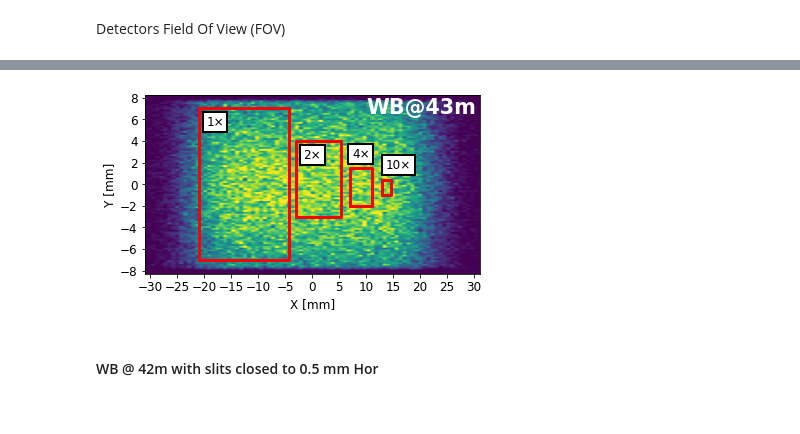
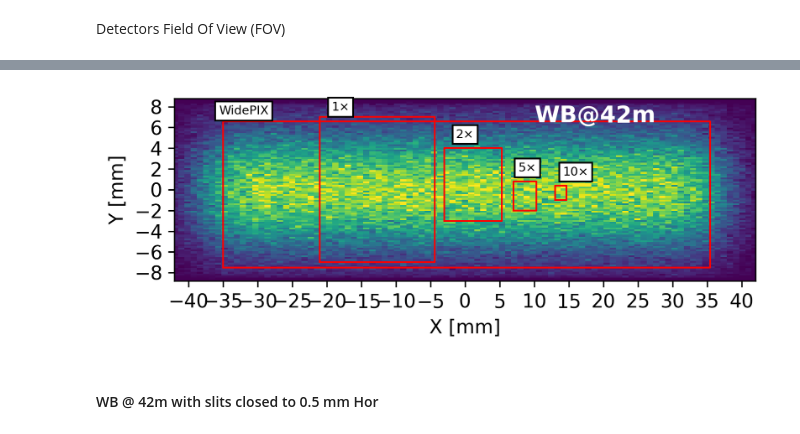
Before and after one commit to gianthk/BEATS_raytracing, a Jupyter notebook: BEATS_raytracing.ipynb, the cells around one changed output, grey strips where cells are left out. Saved outputs shown, nothing was run; the diff lists cells and outputs as text; code cells hidden in the pictures.

```diff
--- a/BEATS_raytracing.ipynb
+++ b/BEATS_raytracing.ipynb
@@ -116,10 +142,16 @@ Detectors Field Of View (FOV)
 # %%
 # annotate the detector Field Of View
 pixels = np.array([2560, 2160]) # PCO.edge 5.5
-pixelsize = 0.0065 # [micron]
+pixelsize = 0.0065 # [mm]
+
+pixels_WidePIX = np.array([1280, 256]) # AdvaCAM WidePIX
+pixelsize_WidePIX = 0.055 # [mm]
 
 FOV_1x = pixels*pixelsize
 FOV_2x = pixels*pixelsize/2
 FOV_4x = pixels*pixelsize/4
+FOV_5x = pixels*pixelsize/5
 FOV_10x = pixels*pixelsize/10
 FOV_20x = pixels*pixelsize/20
+
+FOV_WidePIX = pixels_WidePIX*pixelsize_WidePIX
@@ -128,33 +158,35 @@ FOV_20x = pixels*pixelsize/20
 # %%
 f, ax = plt.subplots()
-plt.imshow(WB_42m, extent=[X_WB_42m['X'].min()*0.001,X_WB_42m['X'].max()*0.001,Y_WB_42m['Y'].min()*0.001,Y_WB_42m['Y'].max()*0.001], aspect=2)
-plt.clim(0,35)
+plt.imshow(WB_42m, extent=[X_WB_42m['X'].min()*0.001,X_WB_42m['X'].max()*0.001,Y_WB_42m['Y'].min()*0.001,Y_WB_42m['Y'].max()*0.001], aspect=1.5)
+plt.clim(0,40)
 plt.xlabel('X [mm]')
 plt.ylabel('Y [mm]')
-plt.xticks(np.arange(-35, 40, 5))
+plt.xticks(np.arange(-40, 45, 5))
 plt.yticks(np.arange(-8, 10, 2))
-ax.set(xlim=(-31, 31), ylim=(-8.3, 8.3))
-ax.annotate('WB@42m', xy=(10, 6.5), xytext=(10, 6.5), fontsize='xx-large', weight='bold', c='w')
+ax.set(xlim=(-42, 42), ylim=(-8.8, 8.8))
+ax.annotate('WB@42m', xy=(10, 6.5), xytext=(10, 6.5), fontsize='large', weight='bold', c='w')
 
 # annotate the detector Field Of View
-plt.plot(np.array([-21, -21+FOV_1x[0], -21+FOV_1x[0], -21, -21]), np.array([-7, -7, -7+FOV_1x[1], -7+FOV_1x[1], -7]), 'r', linewidth=3)
-bbox_props = dict(boxstyle="square", fc="white", lw=2)
-t = ax.text(-18, -8.3+FOV_1x[1], "1×", ha="center", va="center", size=12, bbox=bbox_props)
+plt.plot(np.array([-21, -21+FOV_1x[0], -21+FOV_1x[0], -21, -21]), np.array([-7, -7, -7+FOV_1x[1], -7+FOV_1x[1], -7]), 'r', linewidth=1)
+t = ax.text(-18, -6.1+FOV_1x[1], "1×", ha="center", va="center", size=7, bbox=bbox_props)
 
-plt.plot(np.array([-3, -3+FOV_2x[0], -3+FOV_2x[0], -3, -3]), np.array([-3, -3, -3+FOV_2x[1], -3+FOV_2x[1], -3]), 'r', linewidth=3)
-t = ax.text(0, -4.3+FOV_2x[1], "2×", ha="center", va="center", size=12, bbox=bbox_props)
+plt.plot(np.array([-3, -3+FOV_2x[0], -3+FOV_2x[0], -3, -3]), np.array([-3, -3, -3+FOV_2x[1], -3+FOV_2x[1], -3]), 'r', linewidth=1)
+t = ax.text(0, -1.7+FOV_2x[1], "2×", ha="center", va="center", size=7, bbox=bbox_props)
 
-plt.plot(np.array([7, 7+FOV_4x[0], 7+FOV_4x[0], 7, 7]), np.array([-2, -2, -2+FOV_4x[1], -2+FOV_4x[1], -2]), 'r', linewidth=3)
-t = ax.text(9, -0.7+FOV_4x[1], "4×", ha="center", va="center", size=12, bbox=bbox_props)
+plt.plot(np.array([7, 7+FOV_5x[0], 7+FOV_5x[0], 7, 7]), np.array([-2, -2, -2+FOV_5x[1], -2+FOV_5x[1], -2]), 'r', linewidth=1)
+t = ax.text(9, -0.7+FOV_5x[1], "5×", ha="center", va="center", size=7, bbox=bbox_props)
 
-plt.plot(np.array([13, 13+FOV_10x[0], 13+FOV_10x[0], 13, 13]), np.array([-1, -1, -1+FOV_10x[1], -1+FOV_10x[1], -1]), 'r', linewidth=3)
-t = ax.text(16, 0.4+FOV_10x[1], "10×", ha="center", va="center", size=12, bbox=bbox_props)
+plt.plot(np.array([13, 13+FOV_10x[0], 13+FOV_10x[0], 13, 13]), np.array([-1, -1, -1+FOV_10x[1], -1+FOV_10x[1], -1]), 'r', linewidth=1)
+t = ax.text(16, 0.3+FOV_10x[1], "10×", ha="center", va="center", size=7, bbox=bbox_props)
+
+plt.plot(np.array([-35, -35+FOV_WidePIX[0], -35+FOV_WidePIX[0], -35, -35]), np.array([-7.5, -7.5, -7.5+FOV_WidePIX[1], -7.5+FOV_WidePIX[1], -7.5]), 'r', linewidth=1)
+t = ax.text(-32, -6.5+FOV_WidePIX[1], "WidePIX", ha="center", va="center", size=7, bbox=bbox_props)
 
 # plt.plot(np.array([16, 16+FOV_20x[0], 16+FOV_20x[0], 16, 16]), np.array([-0.6, -0.6, -0.6+FOV_20x[1], -0.6+FOV_20x[1], -0.6]), 'r', linewidth=3)
 # t = ax.text(19.4, -3.5+FOV_10x[1], "20×", ha="center", va="center", size=12, bbox=bbox_props)
 # f.savefig("WB_snapshot_43m_2.png", bbox_inches='tight', dpi=600)
 # %% [output]
-[figure, old version]
+[figure, new version]
 # %% [markdown]
 #### WB @ 42m with slits closed to 0.5 mm Hor
 # %%
```
Also changed, not shown: parts of 15 cells of this notebook.
